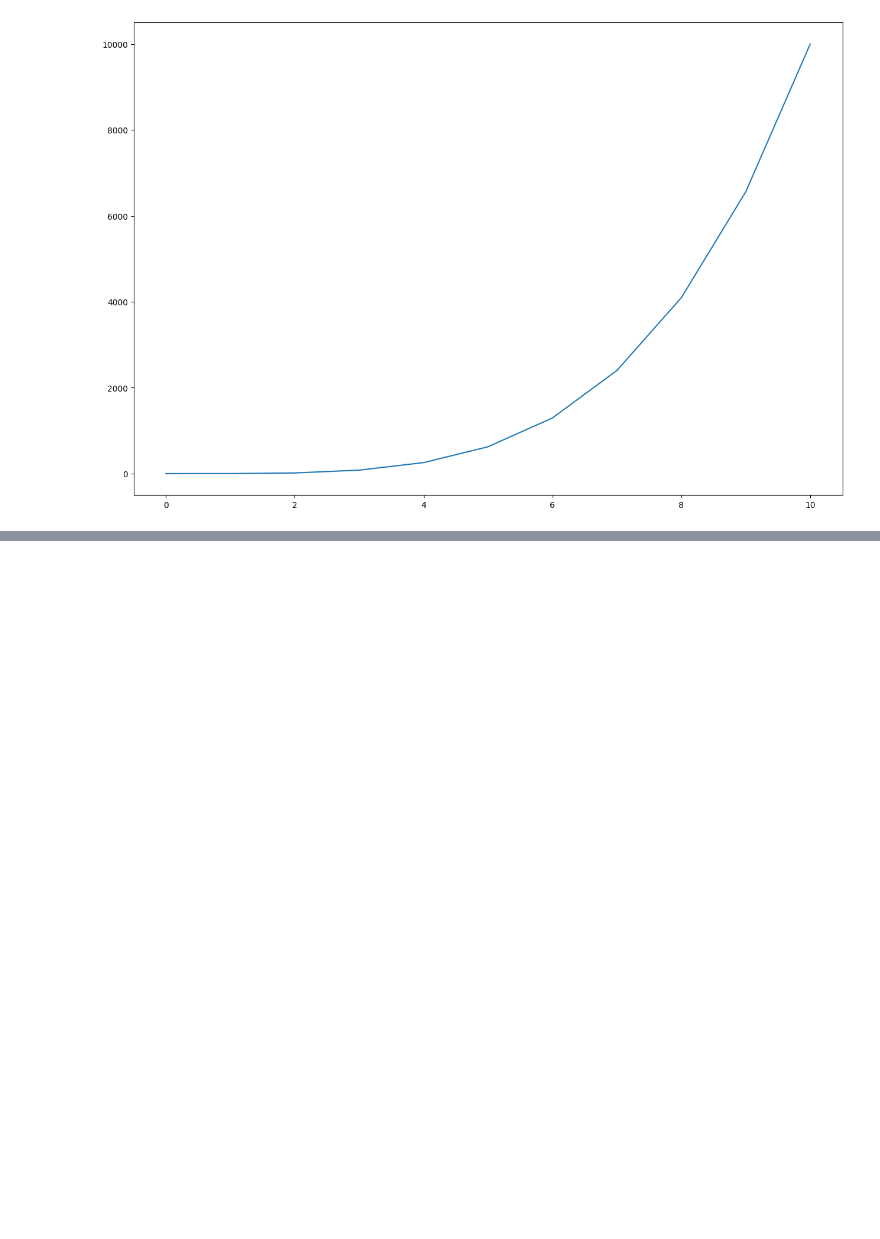
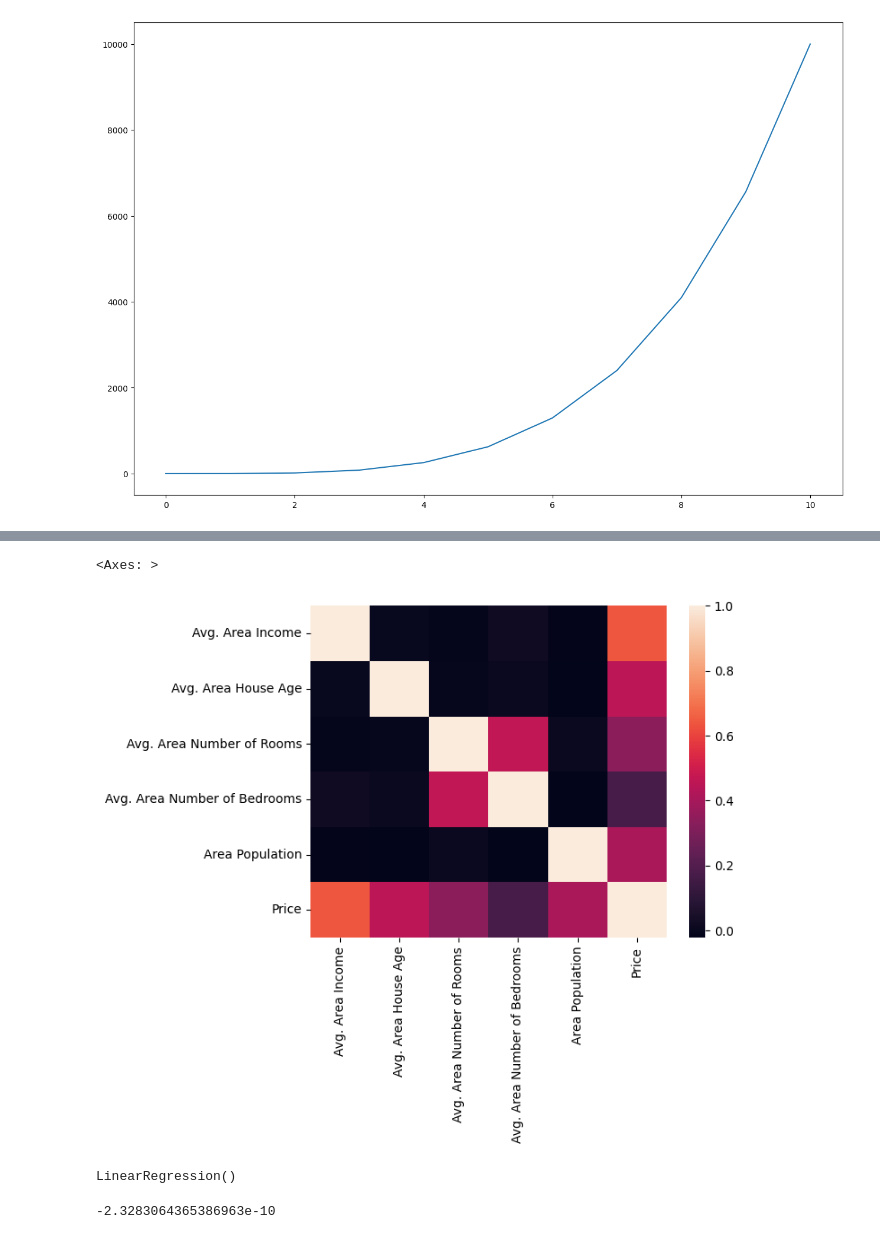
Before and after one commit to akshajchainani/python-practice-notebook, a Jupyter notebook: APLABsem3.ipynb, the cells around one changed output, grey strips where cells are left out. Saved outputs shown, nothing was run; the diff lists cells and outputs as text; code cells hidden in the pictures; blank space fills up the shorter version.

```diff
--- a/APLABsem3.ipynb
+++ b/APLABsem3.ipynb
@@ -1486,0 +1508,5 @@ fig.savefig('figure.png',bbox_inches='tight')
+# %%
+sns.heatmap(a.corr())
+# %% [output]
+<Axes: >
+[figure, added]
@@ -1486,0 +1526,8 @@ fig.savefig('figure.png',bbox_inches='tight')
+# %%
+lm.fit(x_train,y_train)
+# %% [output]
+LinearRegression()
+# %%
+print(lm.intercept_)
+# %% [output]
+-2.3283064365386963e-10
```
Also changed, not shown: parts of 61 cells of this notebook.
